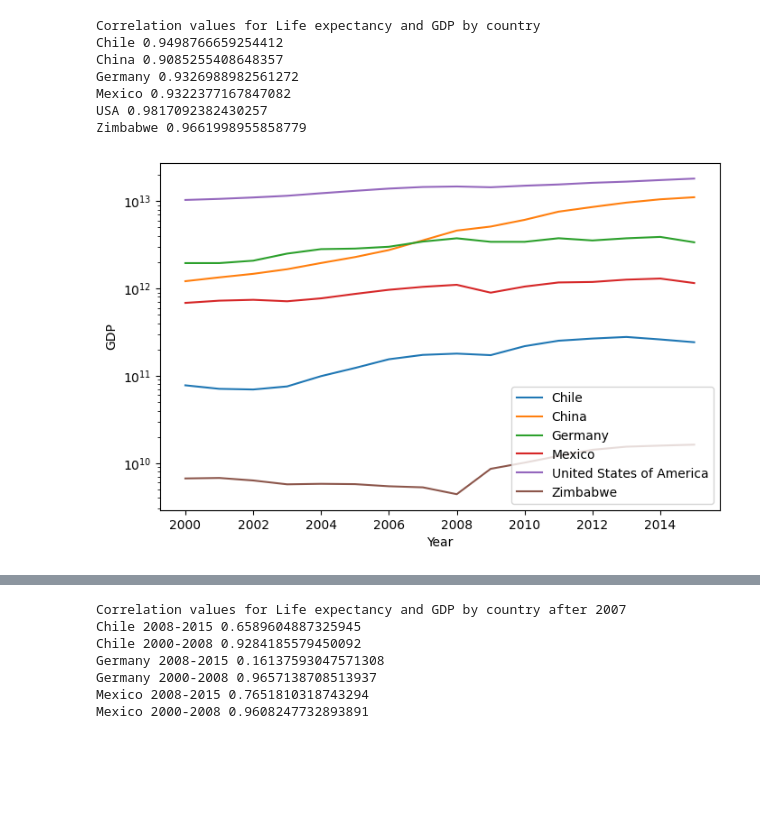
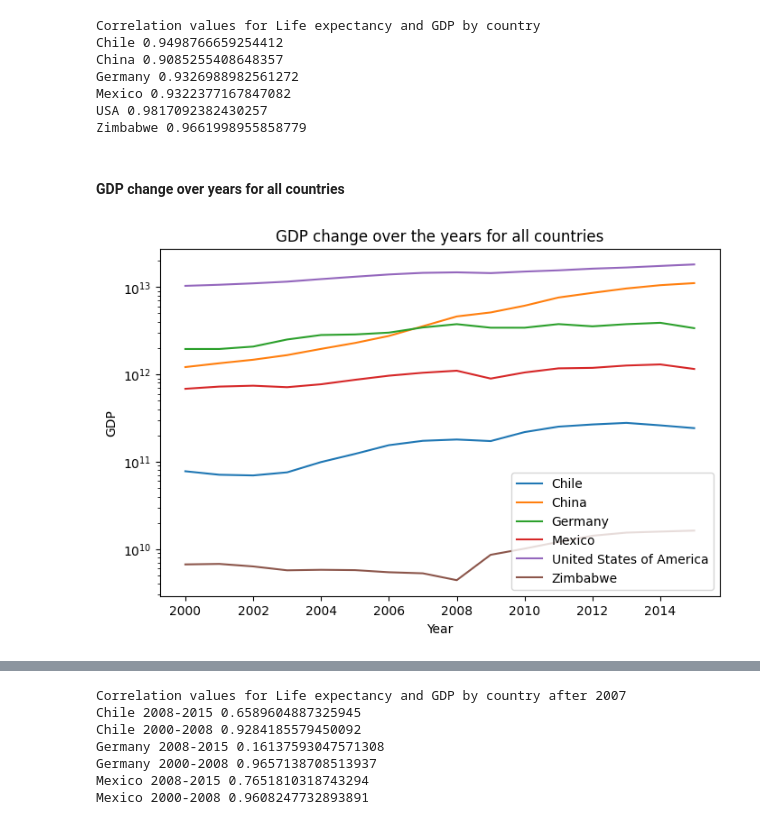
Before and after one commit to likhachov-ux/life-expectancy-and-gdp-project, a Jupyter notebook: life_expectancy_gdp.ipynb, the cells around one changed output, grey strips where cells are left out. Drawn from its saved outputs; the diff is of its cells as text; code cells hidden in the pictures; blank space fills up the shorter version.

```diff
--- a/life_expectancy_gdp.ipynb
+++ b/life_expectancy_gdp.ipynb
@@ -154,12 +203,15 @@ Germany 0.9326988982561272
 Mexico 0.9322377167847082
 USA 0.9817092382430257
 Zimbabwe 0.9661998955858779
+# %% [markdown]
+#### GDP change over years for all countries
 # %%
 #line plot to see the GDP changes year by year for each country
 plt.figure(figsize=(8,5))
 plt.yscale('log')
 sns.lineplot(data = df, x=df['Year'], y=df['GDP'], hue = df['Country'])
+plt.title('GDP change over the years for all countries')
 plt.legend()
 plt.show()
 # %% [output]
-[figure, old version]
+[figure, new version]
```
Also changed, not shown: parts of 16 cells of this notebook.
